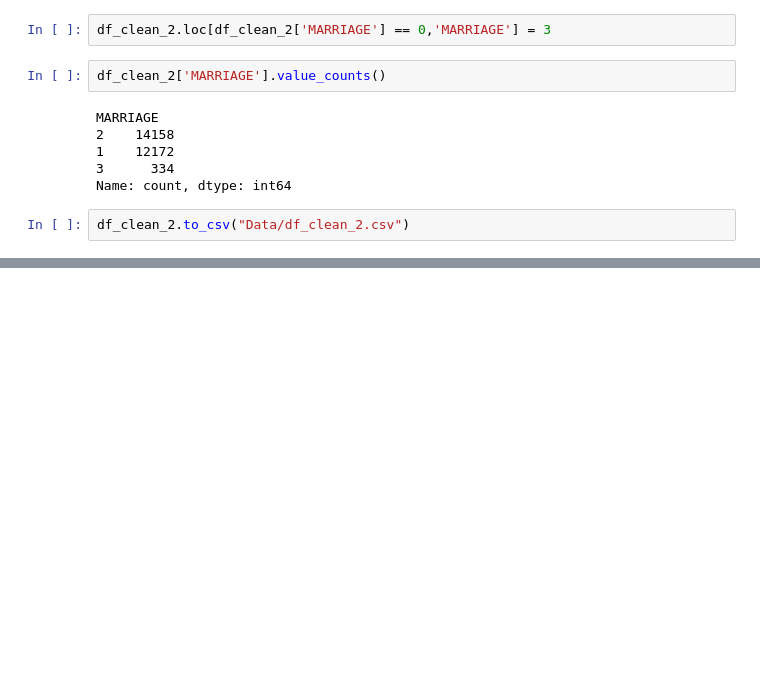
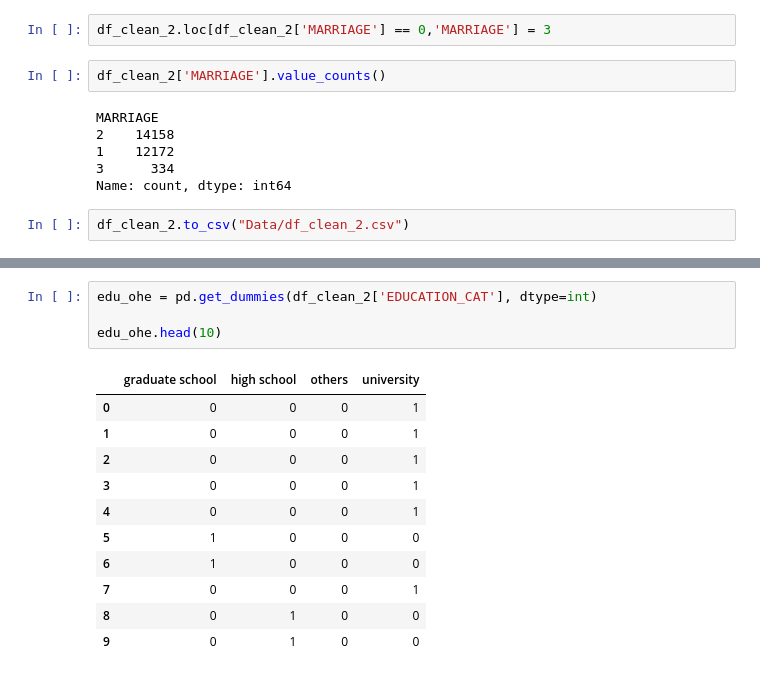
Before and after one commit to nikhilnjha/DS_Projects_with_Python, a Jupyter notebook: analysis.ipynb, the cells around one changed output, grey strips where cells are left out. Drawn from its saved outputs; the diff is of its cells as text; blank space fills up the shorter version.

```diff
--- a/analysis.ipynb
+++ b/analysis.ipynb
@@ -353,0 +387,16 @@ df_clean_2.to_csv("Data/df_clean_2.csv")
+# %%
+edu_ohe = pd.get_dummies(df_clean_2['EDUCATION_CAT'], dtype=int)
+
+edu_ohe.head(10)
+# %% [output]
+|  | graduate school | high school | others | university |
+| 0 | 0 | 0 | 0 | 1 |
+| 1 | 0 | 0 | 0 | 1 |
+| 2 | 0 | 0 | 0 | 1 |
+| 3 | 0 | 0 | 0 | 1 |
+| 4 | 0 | 0 | 0 | 1 |
+| 5 | 1 | 0 | 0 | 0 |
+| 6 | 1 | 0 | 0 | 0 |
+| 7 | 0 | 0 | 0 | 1 |
+| 8 | 0 | 1 | 0 | 0 |
+| 9 | 0 | 1 | 0 | 0 |
```
Also changed, not shown: parts of 7 cells of this notebook, 1 other file.
